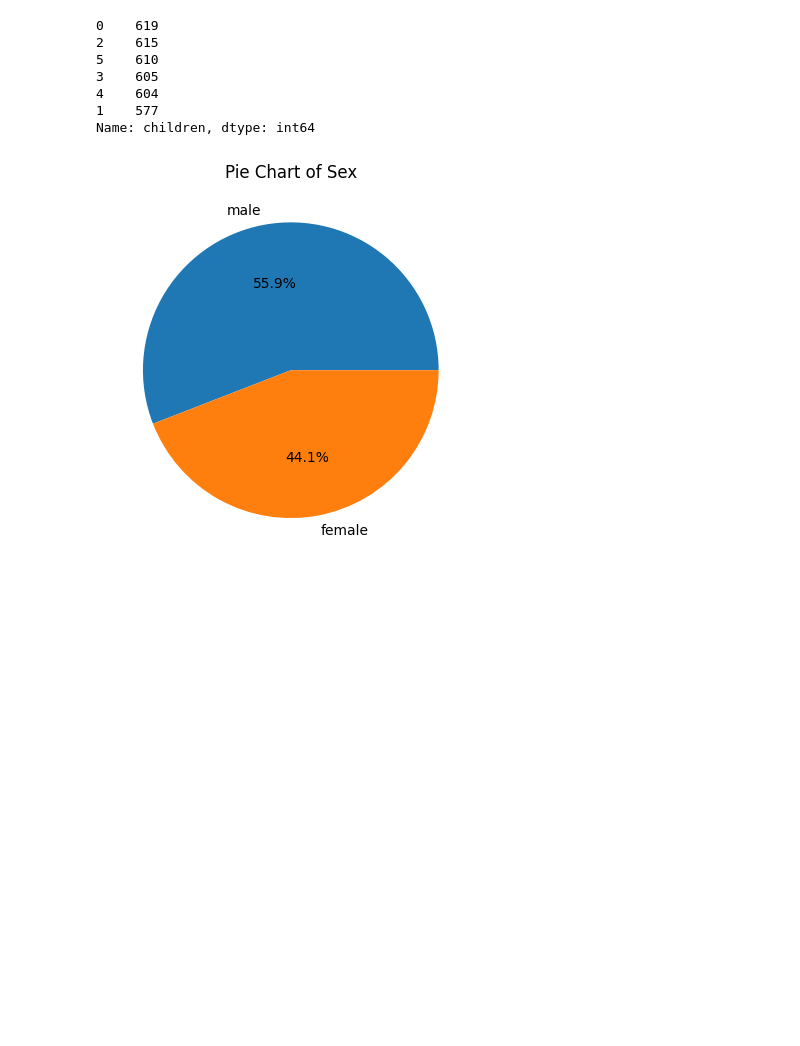
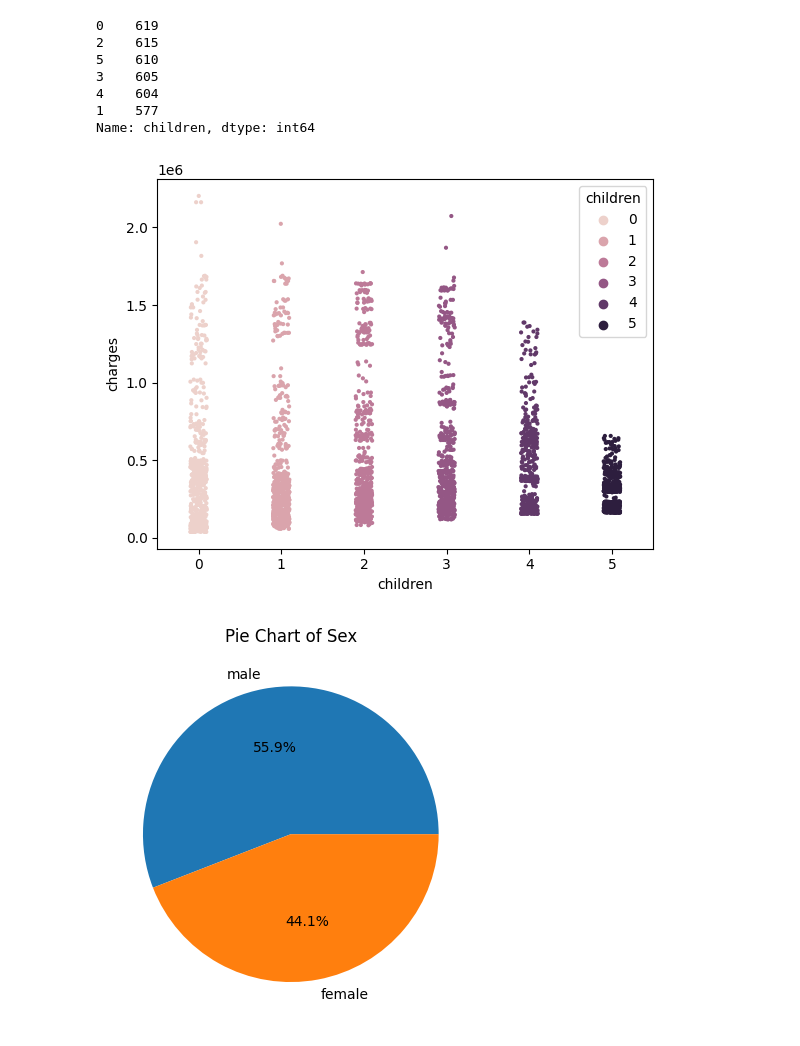
Before and after one commit to Patarakorn/Health-Insurance-Cost-Predictor, a Jupyter notebook: Machine_Learning_Insurance_Cost_Predictor.ipynb, the cells around one changed output. Drawn from its saved outputs; the diff is of its cells as text; code cells hidden in the pictures; blank space fills up the shorter version.

```diff
--- a/Machine_Learning_Insurance_Cost_Predictor.ipynb
+++ b/Machine_Learning_Insurance_Cost_Predictor.ipynb
@@ -218,6 +248,16 @@ insurance_dataset['children'].value_counts()
 4    604
 1    577
 Name: children, dtype: int64
+# %%
+# Swarmplot plotting amount of children's relationship to insurance charges
+
+# Create the swarm plot using seaborn
+sns.stripplot(data=insurance_dataset, x='children', y='charges', size=3, hue='children')
+
+# Display the plot
+plt.show()
+# %% [output]
+[figure, added]
 # %%
 # pie chart of Sex
 category_counts = insurance_dataset['sex'].value_counts()
```
Also changed, not shown: parts of 11 cells of this notebook.
